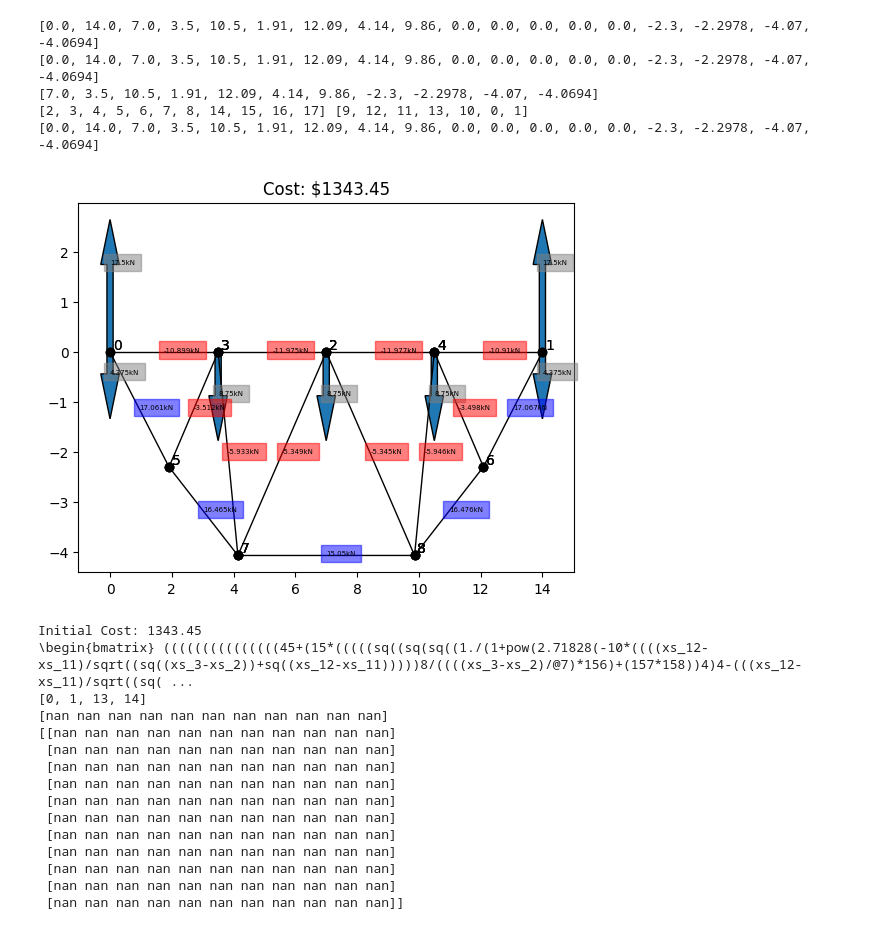
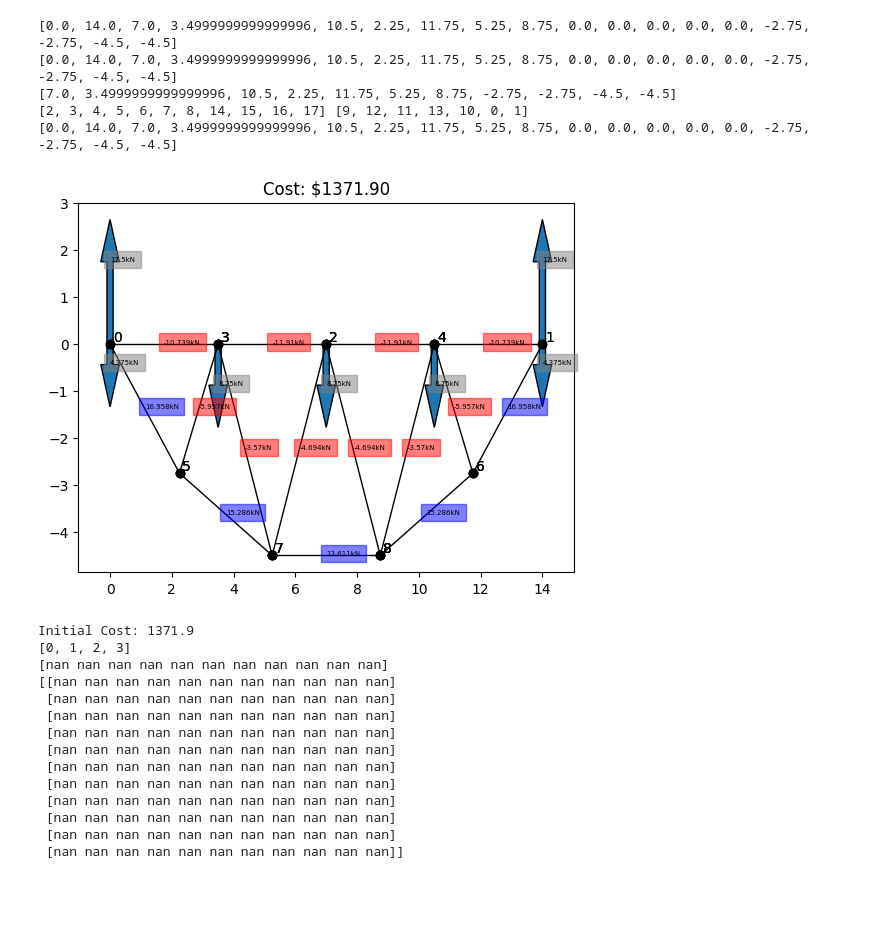
Before and after one commit to OLeather/truss-optimization, a Jupyter notebook: optimize-casadi.ipynb, the cells around one changed output. Saved outputs shown, nothing was run; the diff lists cells and outputs as text; code cells hidden in the pictures; blank space fills up the shorter version.

```diff
--- a/optimize-casadi.ipynb
+++ b/optimize-casadi.ipynb
@@ -4,7 +4,7 @@ import numpy as np
 import scipy as sp
 from scipy.optimize import NonlinearConstraint, minimize, Bounds, shgo
 
-truss, bridge_joints, xs = open_file("designs/final/1343.45.json", y_shift=0, flip=False)
+truss, bridge_joints, xs = open_file("designs/final/truss_2000.json", y_shift=0, flip=False)
 
 unknown_indices = list(np.arange(len(truss.joints)*2))
 known_indices = []
@@ -31,41 +31,40 @@ def correct(X):
 unknowns = []
 for i in unknown_indices:
     unknowns.append(xs[i])
 print(unknowns)
 print(unknown_indices, known_indices)
 print(correct(unknowns))
 
 cost = Function('cost', [truss.xs], [truss.cost])
 real_cost = Function('real_cost', [truss.xs], [truss.real_cost])
 cost_jac_ = Function('cost_jac', [truss.xs], [jacobian(truss.cost, truss.xs)])
 [H, g] = hessian(truss.cost, truss.xs)
 cost_hess_ = Function('cost_hess', [truss.xs], [H])
 
 cost_jac = lambda x: np.array(cost_jac_(correct(x)))[...,unknown_indices].flatten()
 cost_hess = lambda x: np.array(cost_hess_(correct(x)))[unknown_indices, :][:, unknown_indices]
 
 truss.plot(xs, plot_member=True, plot_external=True)
 
 print("Initial Cost:",real_cost(xs))
 
 bridge_links = []
 for i, link in enumerate(truss.links):
     if (link.i0 in bridge_joints and link.i1 in bridge_joints) and i not in bridge_links:
         bridge_links.append(i)
 
 print(bridge_links)
 print(cost_jac(xs))
 print(cost_hess(xs))
 # %% [output]
-[0.0, 14.0, 7.0, 3.5, 10.5, 1.91, 12.09, 4.14, 9.86, 0.0, 0.0, 0.0, 0.0, 0.0, -2.3, -2.2978, -4.07, -4.0694]
-[0.0, 14.0, 7.0, 3.5, 10.5, 1.91, 12.09, 4.14, 9.86, 0.0, 0.0, 0.0, 0.0, 0.0, -2.3, -2.2978, -4.07, -4.0694]
-[7.0, 3.5, 10.5, 1.91, 12.09, 4.14, 9.86, -2.3, -2.2978, -4.07, -4.0694]
+[0.0, 14.0, 7.0, 3.4999999999999996, 10.5, 2.25, 11.75, 5.25, 8.75, 0.0, 0.0, 0.0, 0.0, 0.0, -2.75, -2.75, -4.5, -4.5]
+[0.0, 14.0, 7.0, 3.4999999999999996, 10.5, 2.25, 11.75, 5.25, 8.75, 0.0, 0.0, 0.0, 0.0, 0.0, -2.75, -2.75, -4.5, -4.5]
+[7.0, 3.4999999999999996, 10.5, 2.25, 11.75, 5.25, 8.75, -2.75, -2.75, -4.5, -4.5]
 [2, 3, 4, 5, 6, 7, 8, 14, 15, 16, 17] [9, 12, 11, 13, 10, 0, 1]
-[0.0, 14.0, 7.0, 3.5, 10.5, 1.91, 12.09, 4.14, 9.86, 0.0, 0.0, 0.0, 0.0, 0.0, -2.3, -2.2978, -4.07, -4.0694]
+[0.0, 14.0, 7.0, 3.4999999999999996, 10.5, 2.25, 11.75, 5.25, 8.75, 0.0, 0.0, 0.0, 0.0, 0.0, -2.75, -2.75, -4.5, -4.5]
-[figure, old version]
+[figure, new version]
-Initial Cost: 1343.45
-\begin{bmatrix} (((((((((((((((45+(15*(((((sq((sq(sq((1./(1+pow(2.71828(-10*((((xs_12-xs_11)/sqrt((sq((xs_3-xs_2))+sq((xs_12-xs_11)))))8/((((xs_3-xs_2)/@7)*156)+(157*158))4)4-(((xs_12-xs_11)/sqrt((sq( ...
-[0, 1, 13, 14]
+Initial Cost: 1371.9
+[0, 1, 2, 3]
 [nan nan nan nan nan nan nan nan nan nan nan]
 [[nan nan nan nan nan nan nan nan nan nan nan]
  [nan nan nan nan nan nan nan nan nan nan nan]
```
Also changed, not shown: parts of 3 cells of this notebook.
